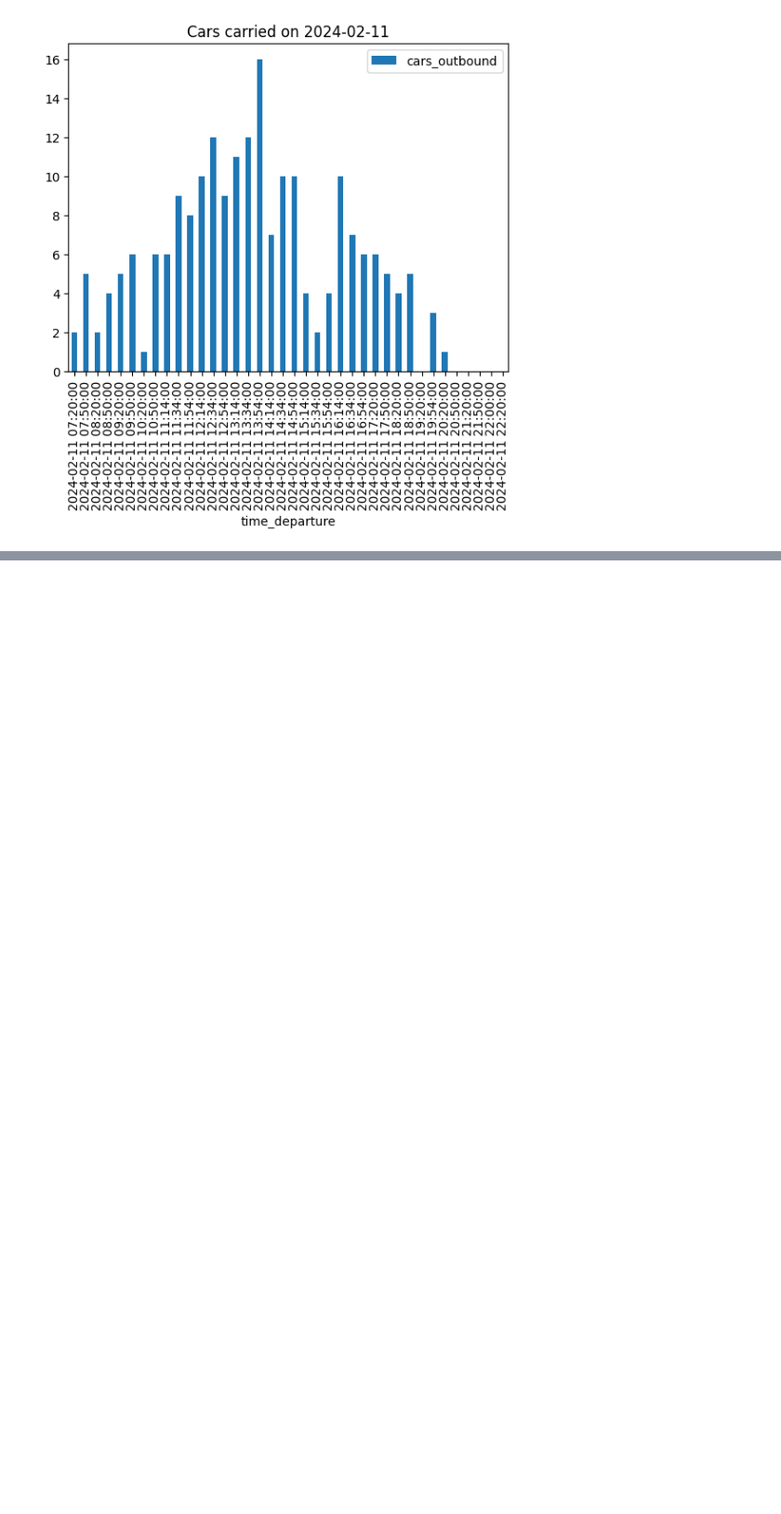
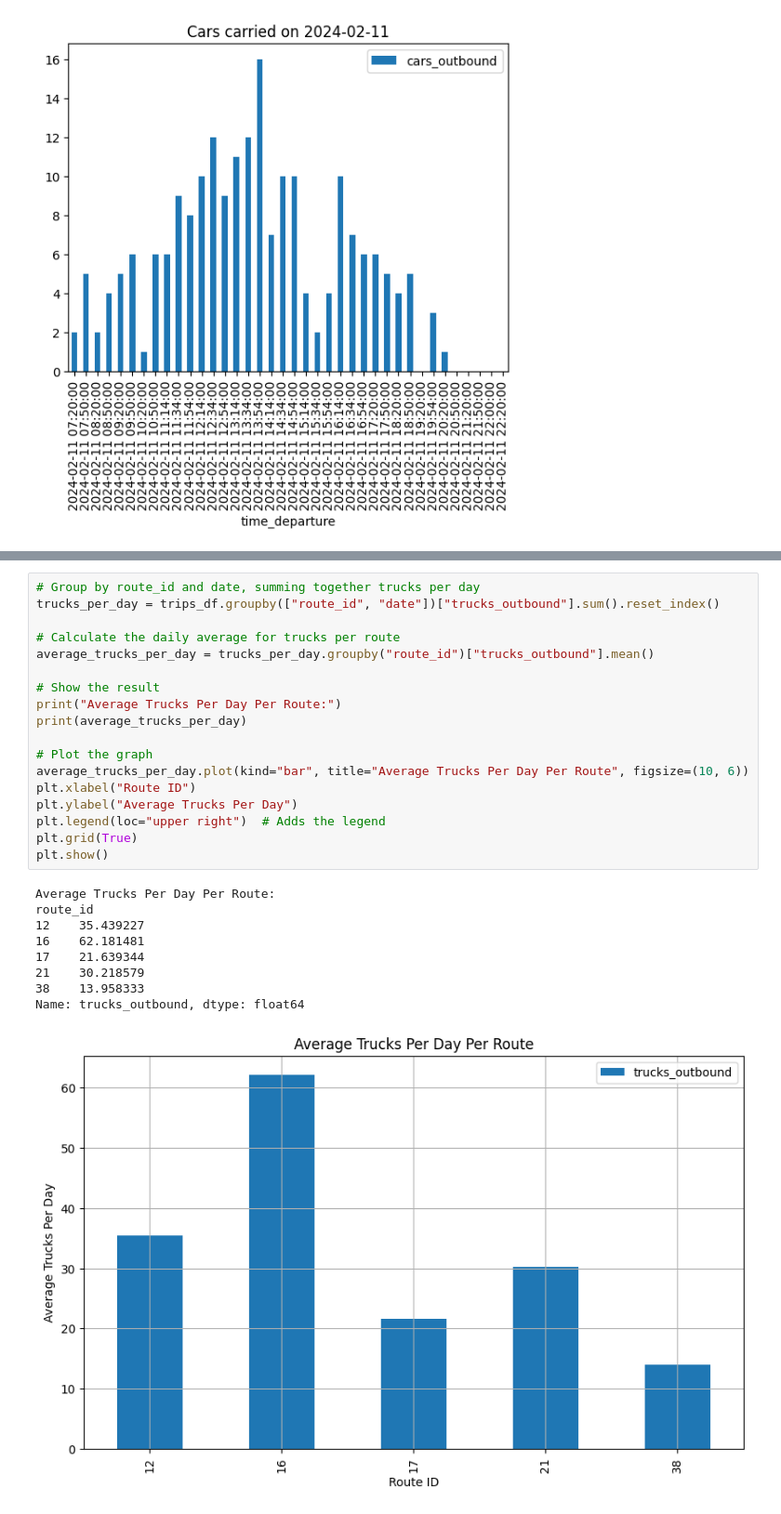
Before and after one commit to alambuyachelsea/hack-a-fleet, a Jupyter notebook: info_collection/ship_usage_data.ipynb, the cells around one changed output, grey strips where cells are left out. Shown at 93% size. Cells and saved outputs as stored; diff of their text form; blank space fills up the shorter version.

```diff
--- a/info_collection/ship_usage_data.ipynb
+++ b/info_collection/ship_usage_data.ipynb
@@ -52,0 +131,28 @@ Empty inbound travels 5
+# %%
+# Group by route_id and date, summing together trucks per day
+trucks_per_day = trips_df.groupby(["route_id", "date"])["trucks_outbound"].sum().reset_index()
+
+# Calculate the daily average for trucks per route
+average_trucks_per_day = trucks_per_day.groupby("route_id")["trucks_outbound"].mean()
+
+# Show the result
+print("Average Trucks Per Day Per Route:")
+print(average_trucks_per_day)
+
+# Plot the graph
+average_trucks_per_day.plot(kind="bar", title="Average Trucks Per Day Per Route", figsize=(10, 6))
+plt.xlabel("Route ID")
+plt.ylabel("Average Trucks Per Day")
+plt.legend(loc="upper right")  # Adds the legend
+plt.grid(True)
+plt.show()
+# %% [output]
+Average Trucks Per Day Per Route:
+route_id
+12    35.439227
+16    62.181481
+17    21.639344
+21    30.218579
+38    13.958333
+Name: trucks_outbound, dtype: float64
+[figure, added]
```
Also changed, not shown: parts of 7 cells of this notebook.
